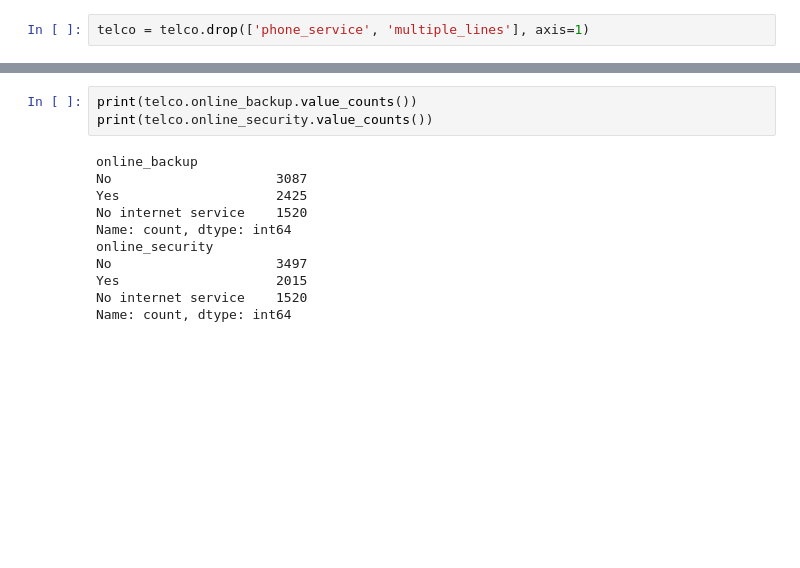
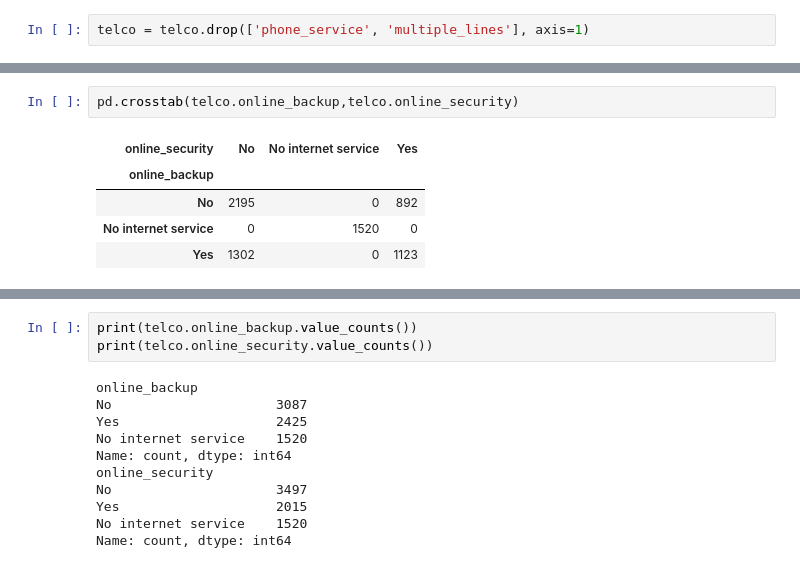
Before and after one commit to kelseyhangyu/classification-exercises, a Jupyter notebook: explore.ipynb, the cells around one changed output, grey strips where cells are left out. Cells and saved outputs as stored; diff of their text form; blank space fills up the shorter version.

```diff
--- a/explore.ipynb
+++ b/explore.ipynb
@@ -585,0 +598,8 @@ telco = telco.drop(['phone_service', 'multiple_lines'], axis=1)
+# %%
+pd.crosstab(telco.online_backup,telco.online_security)
+# %% [output]
+| online_security | No | No internet service | Yes |
+| online_backup |  |  |  |
+| No | 2195 | 0 | 892 |
+| No internet service | 0 | 1520 | 0 |
+| Yes | 1302 | 0 | 1123 |
```
Also changed, not shown: parts of 24 cells of this notebook.
